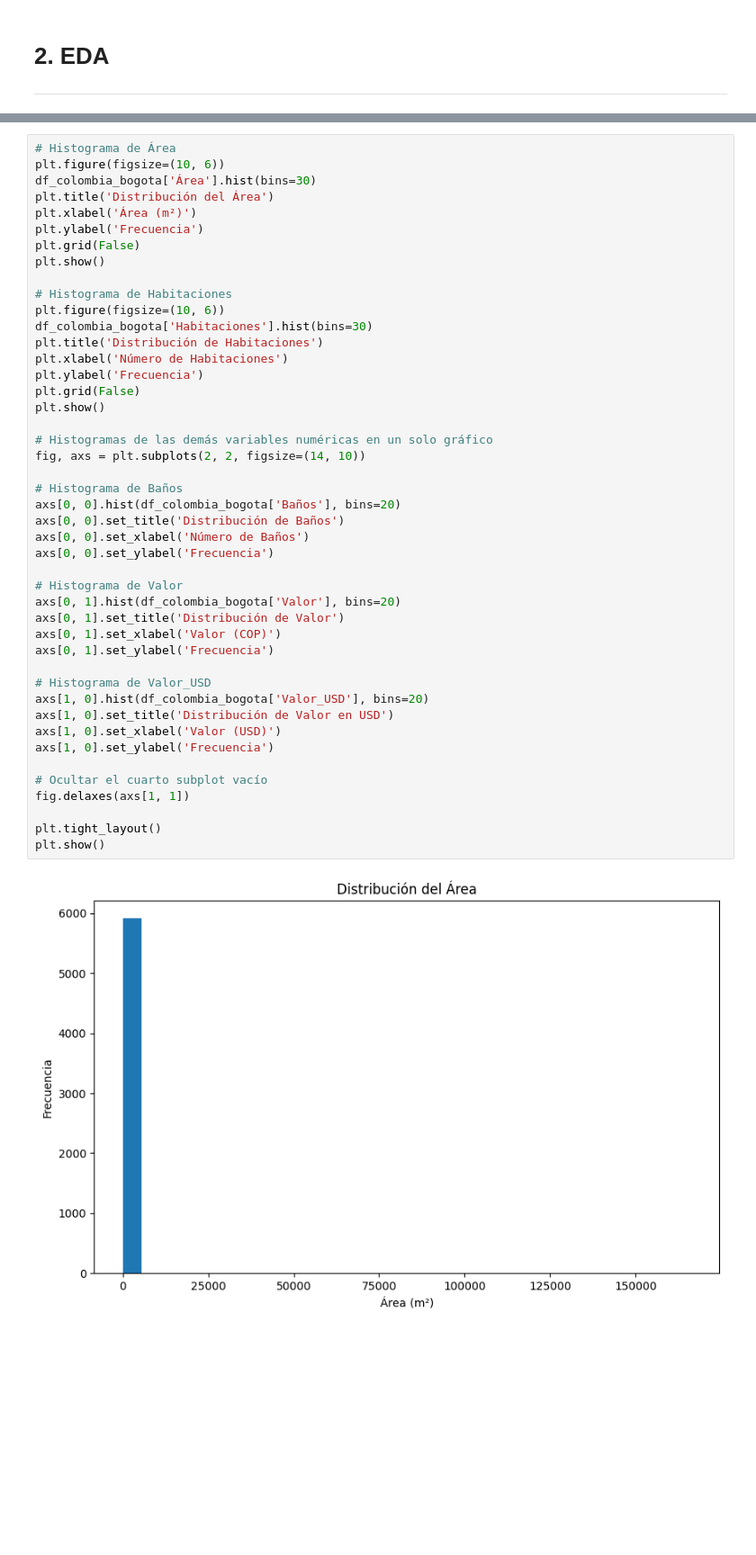
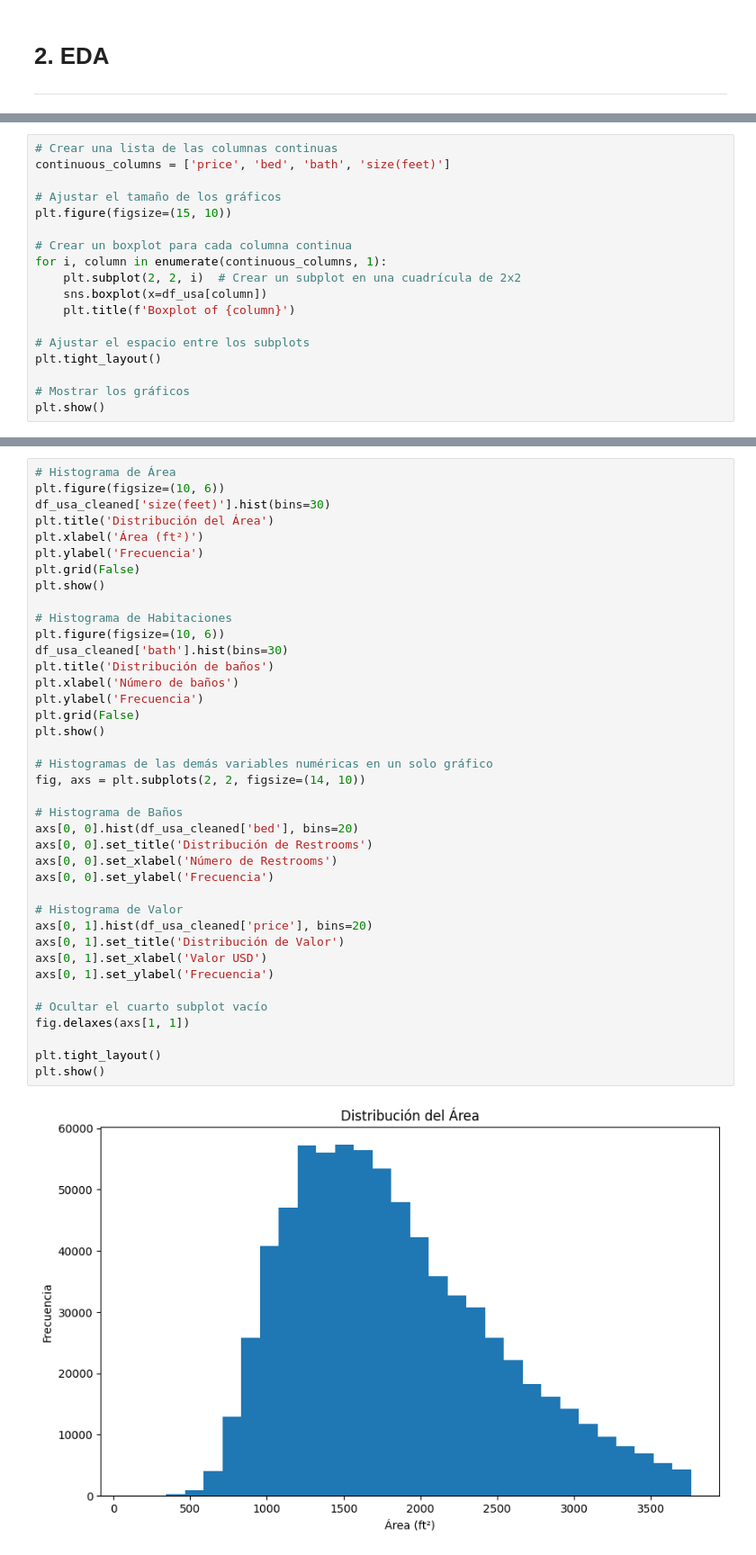
Before and after one commit to EdwinGarcia9/Housing-Prices, a Jupyter notebook: scripts/02_EDA.ipynb, the cells around one changed output, grey strips where cells are left out. Shown: that part at 90% size. Saved outputs shown, nothing was run; the diff lists cells and outputs as text; blank space fills up the shorter version.

```diff
--- a/scripts/02_EDA.ipynb
+++ b/scripts/02_EDA.ipynb
@@ -73,0 +71,18 @@ freq           4435                              575      699
+# %%
+# Crear una lista de las columnas continuas
+continuous_columns = ['price', 'bed', 'bath', 'size(feet)']
+
+# Ajustar el tamaño de los gráficos
+plt.figure(figsize=(15, 10))
+
+# Crear un boxplot para cada columna continua
+for i, column in enumerate(continuous_columns, 1):
+    plt.subplot(2, 2, i)  # Crear un subplot en una cuadrícula de 2x2
+    sns.boxplot(x=df_usa[column])
+    plt.title(f'Boxplot of {column}')
+
+# Ajustar el espacio entre los subplots
+plt.tight_layout()
+
+# Mostrar los gráficos
+plt.show()
@@ -74,47 +155,41 @@ freq           4435                              575      699
 # %%
 # Histograma de Área
 plt.figure(figsize=(10, 6))
-df_colombia_bogota['Área'].hist(bins=30)
+df_usa_cleaned['size(feet)'].hist(bins=30)
 plt.title('Distribución del Área')
-plt.xlabel('Área (m²)')
+plt.xlabel('Área (ft²)')
 plt.ylabel('Frecuencia')
 plt.grid(False)
 plt.show()
 
 # Histograma de Habitaciones
 plt.figure(figsize=(10, 6))
-df_colombia_bogota['Habitaciones'].hist(bins=30)
-plt.title('Distribución de Habitaciones')
-plt.xlabel('Número de Habitaciones')
+df_usa_cleaned['bath'].hist(bins=30)
+plt.title('Distribución de baños')
+plt.xlabel('Número de baños')
 plt.ylabel('Frecuencia')
 plt.grid(False)
 plt.show()
 
 # Histogramas de las demás variables numéricas en un solo gráfico
 fig, axs = plt.subplots(2, 2, figsize=(14, 10))
 
 # Histograma de Baños
-axs[0, 0].hist(df_colombia_bogota['Baños'], bins=20)
-axs[0, 0].set_title('Distribución de Baños')
-axs[0, 0].set_xlabel('Número de Baños')
+axs[0, 0].hist(df_usa_cleaned['bed'], bins=20)
+axs[0, 0].set_title('Distribución de Restrooms')
+axs[0, 0].set_xlabel('Número de Restrooms')
 axs[0, 0].set_ylabel('Frecuencia')
 
 # Histograma de Valor
-axs[0, 1].hist(df_colombia_bogota['Valor'], bins=20)
+axs[0, 1].hist(df_usa_cleaned['price'], bins=20)
 axs[0, 1].set_title('Distribución de Valor')
-axs[0, 1].set_xlabel('Valor (COP)')
+axs[0, 1].set_xlabel('Valor USD')
 axs[0, 1].set_ylabel('Frecuencia')
-
-# Histograma de Valor_USD
-axs[1, 0].hist(df_colombia_bogota['Valor_USD'], bins=20)
-axs[1, 0].set_title('Distribución de Valor en USD')
-axs[1, 0].set_xlabel('Valor (USD)')
-axs[1, 0].set_ylabel('Frecuencia')
 
 # Ocultar el cuarto subplot vacío
 fig.delaxes(axs[1, 1])
 
 plt.tight_layout()
 plt.show()
 # %% [output]
-[figure, old version]
+[figure, new version]
```
Also changed, not shown: parts of 13 cells of this notebook, 2 other files.
